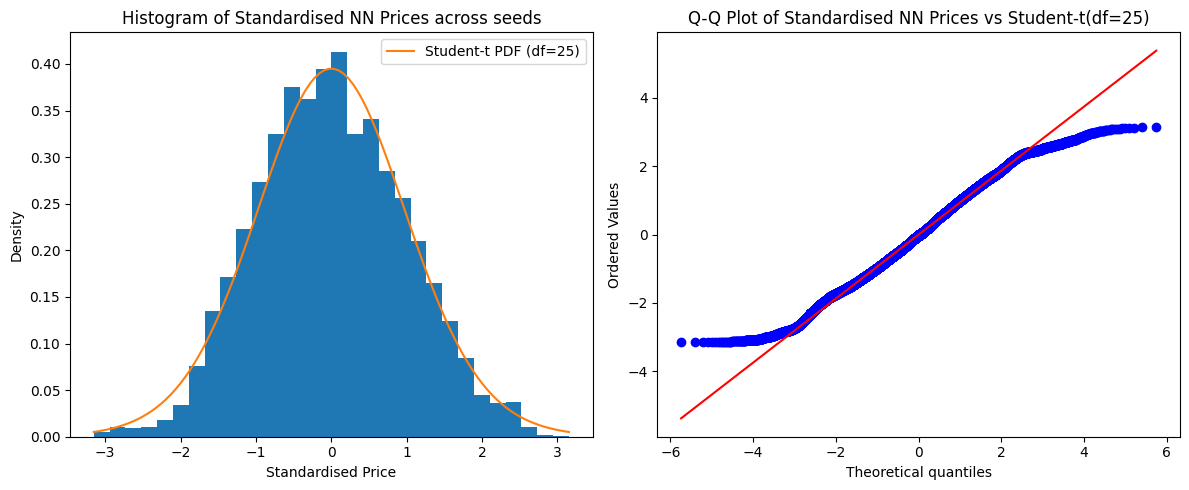
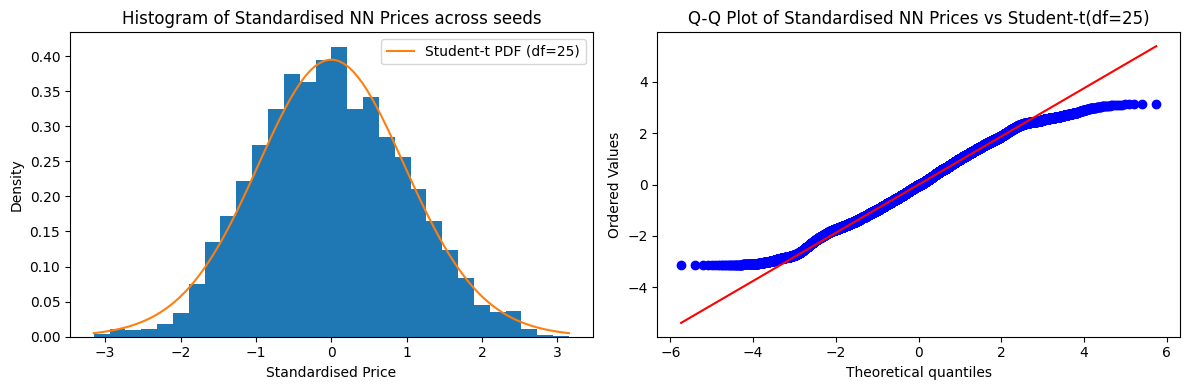
The notebook cell's code change between the first figure and the second:
--- before
+++ after
@@ -10,5 +10,5 @@
 ddof = len(seeds)
 
-plt.figure(figsize=(12, 5))
+plt.figure(figsize=(12, 4))
 plt.subplot(1, 2, 1)
 plt.hist(nn_prices_standardised.flatten(), bins=30, density=True)

Commit: bs free boundary writeup